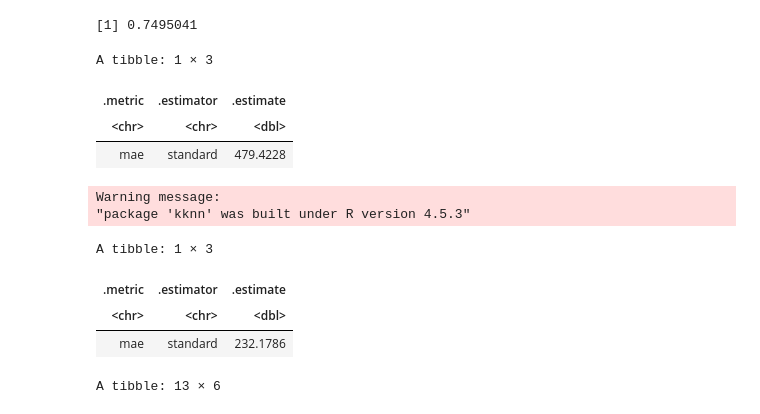
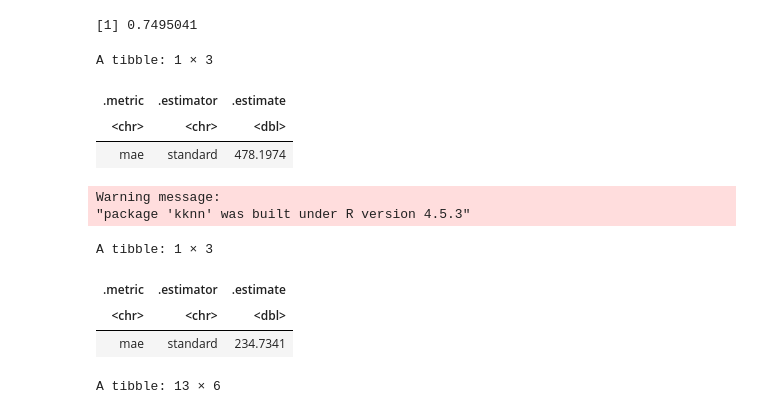
Before and after one commit to N0-0BIE/EX9BLV_ABTG, a Jupyter notebook: code/project.ipynb, the cells around one changed output. Cells and saved outputs as stored; diff of their text form; code cells hidden in the pictures.

```diff
--- a/code/project.ipynb
+++ b/code/project.ipynb
@@ -292,19 +363,24 @@ A tibble: 19 × 2
 # %%
-# A vizsgálat alapján a legnépszerűbb felszereltségek beállítása
+# Amenities (felszereltség) kategória kezelése 3.
+# A vizsgálat alapján a legjobb korrelációjú felszereltségek felhasználása
 
 dfc = mutate(dfc,
-             parking = factor(grepl("Parking", amenities, fixed = TRUE)),
-             pool = factor(grepl("Pool", amenities, fixed = TRUE)),
-             gym = factor(grepl("Gym", amenities, fixed = TRUE)),
-             patio = factor(grepl("Patio/Deck", amenities, fixed = TRUE)),
-             washer = factor(grepl("Washer Dryer", amenities, fixed = TRUE)))
+       washer      = factor(grepl("Washer Dryer"      , amenities, fixed = TRUE)),
+       club        = factor(grepl("Clubhouse"         , amenities, fixed = TRUE)),
+       wood_floor  = factor(grepl("Wood Floors"       , amenities, fixed = TRUE)),
+       tv_signal   = factor(grepl("Cable or Satellite", amenities, fixed = TRUE)),
+       dish_washer = factor(grepl("Dishwasher"        , amenities, fixed = TRUE)),
+       fridge      = factor(grepl("Refrigerator"      , amenities, fixed = TRUE)),
+       playground  = factor(grepl("Playground"        , amenities, fixed = TRUE)))
 
 dfc = mutate(dfc,
-             parking = fct_recode(parking, "No" = "FALSE", "Yes" = "TRUE"),
-             pool = fct_recode(pool, "No" = "FALSE", "Yes" = "TRUE"),
-             gym = fct_recode(gym, "No" = "FALSE", "Yes" = "TRUE"),
-             patio = fct_recode(patio, "No" = "FALSE", "Yes" = "TRUE"),
-             washer = fct_recode(washer, "No" = "FALSE", "Yes" = "TRUE"))
+       washer      = fct_recode(washer     , "No" = "FALSE", "Yes" = "TRUE"),
+       club        = fct_recode(club       , "No" = "FALSE", "Yes" = "TRUE"),
+       wood_floor  = fct_recode(wood_floor , "No" = "FALSE", "Yes" = "TRUE"),
+       tv_signal   = fct_recode(tv_signal  , "No" = "FALSE", "Yes" = "TRUE"),
+       dish_washer = fct_recode(dish_washer, "No" = "FALSE", "Yes" = "TRUE"),
+       fridge      = fct_recode(fridge     , "No" = "FALSE", "Yes" = "TRUE"),
+       playground  = fct_recode(playground , "No" = "FALSE", "Yes" = "TRUE"))
 
 dfc = select(dfc, -amenities)
 
@@ -461,38 +556,40 @@ nrow(sac_train)/nrow(df)
 
 # Recept
 linear_recept = recipe(price ~ ., data=sac_train) %>%
   step_integer(category) %>%
   step_integer(fee) %>%
   step_integer(has_photo) %>%
   step_integer(pets_allowed) %>%
   step_integer(cityname) %>%
   step_integer(state) %>%
   step_integer(source) %>%
-  step_integer(parking) %>%
-  step_integer(pool) %>%
-  step_integer(gym) %>%
-  step_integer(patio) %>%
   step_integer(washer) %>%
+  step_integer(club) %>%
+  step_integer(wood_floor) %>%
+  step_integer(tv_signal) %>%
+  step_integer(dish_washer) %>%
+  step_integer(fridge) %>%
+  step_integer(playground) %>%
   step_corr(all_numeric_predictors(), threshold = .9) %>%
   prep()
 
 # Tanítás
 fit_linear = linear_reg() %>%
 set_engine("lm") %>%
 set_mode("regression") %>%
 fit(price ~ ., data = bake(linear_recept, sac_train))
 
 # Tesztelés
 fit_linear %>%
 predict(bake(linear_recept, sac_test)) %>%
 bind_cols(sac_test) %>%
 select(price, .pred) %>%
 mae(price, .pred)
 # %% [output]
 A tibble: 1 × 3
 | .metric | .estimator | .estimate |
 | <chr> | <chr> | <dbl> |
-| mae | standard | 479.4228 |
+| mae | standard | 478.1974 |
 # %%
 # KNN modell numerikus értékekkel
 
@@ -518,7 +615,7 @@ Warning message:
 A tibble: 1 × 3
 | .metric | .estimator | .estimate |
 | <chr> | <chr> | <dbl> |
-| mae | standard | 232.1786 |
+| mae | standard | 234.7341 |
 # %%
 # Modell TODO?
 
```
Also changed, not shown: parts of 10 cells of this notebook.
